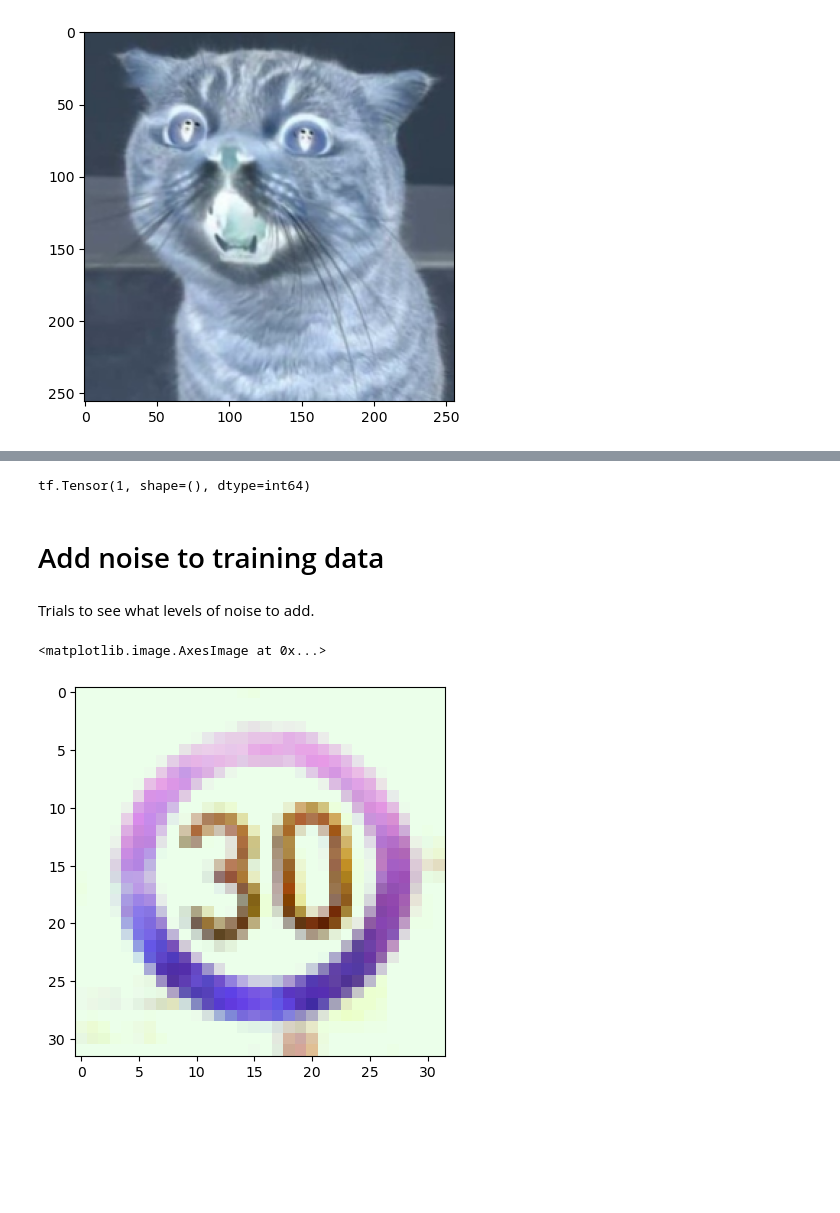
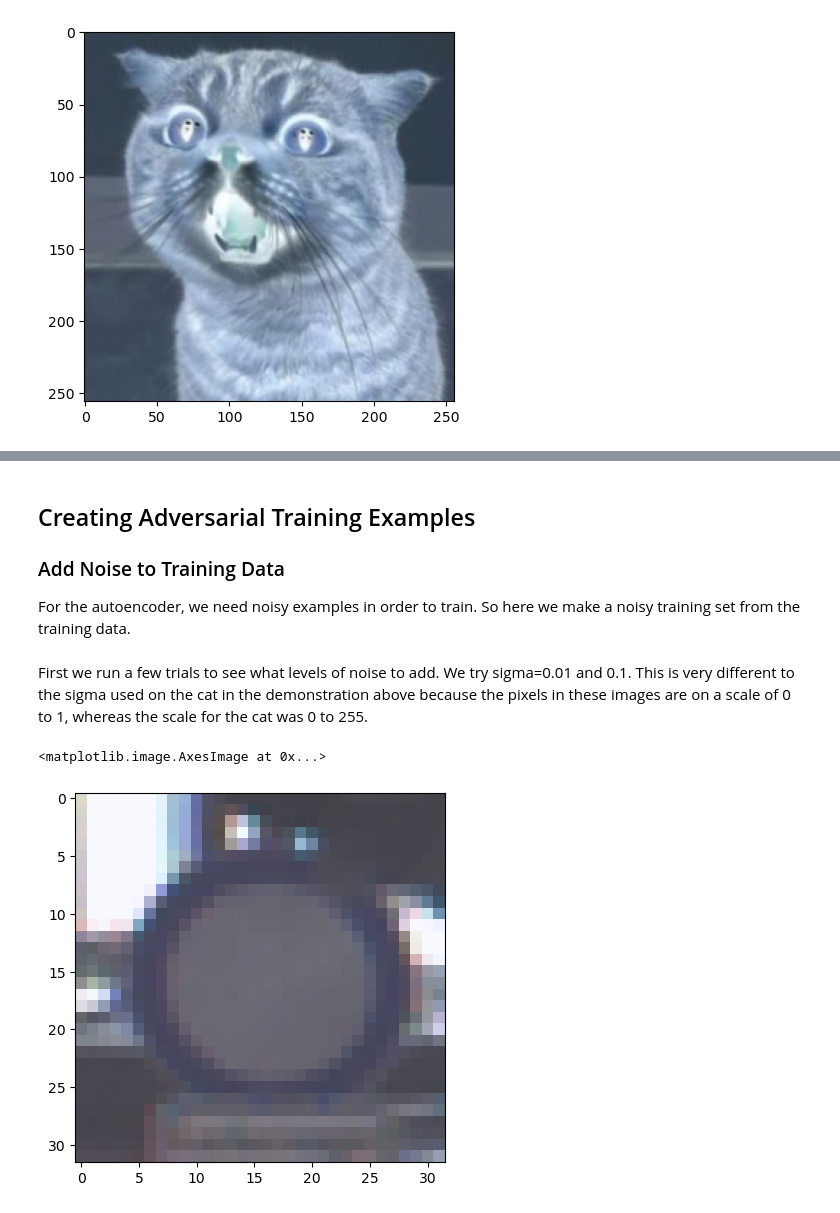
Before and after one commit to erinp0/DST-NN-Project, a Jupyter notebook: Emelia Osborne/Adversarial_Image_Creation.ipynb, the cells around one changed output, grey strips where cells are left out. Drawn from its saved outputs; the diff is of its cells as text; code cells hidden in the pictures; blank space fills up the shorter version.

```diff
--- a/Emelia Osborne/Adversarial_Image_Creation.ipynb
+++ b/Emelia Osborne/Adversarial_Image_Creation.ipynb
@@ -240,7 +174,6 @@ prediction = model.predict(tf.expand_dims(image, axis=0))
-# %%
-predclass = tf.argmax(prediction[0])
-print(predclass)
-# %% [output]
-tf.Tensor(1, shape=(), dtype=int64)
 # %% [markdown]
-# Add noise to training data
+## Creating Adversarial Training Examples
+
+### Add Noise to Training Data
+
+For the autoencoder, we need noisy examples in order to train. So here we make a noisy training set from the training data.
@@ -249,10 +180,12 @@ img_array = np.load('array_pixels_training.npy')
+# %%
+img_array = np.load('32_filter_training_data.npy')
 # %% [markdown]
-Trials to see what levels of noise to add.
+First we run a few trials to see what levels of noise to add. We try sigma=0.01 and 0.1. This is very different to the sigma used on the cat in the demonstration above because the pixels in these images are on a scale of 0 to 1, whereas the scale for the cat was 0 to 255.
 # %%
 row,col,ch= img_array[0].shape
 mean = 0
-plt.imshow(img_array[0])
+plt.imshow(img_array[1])
 # %% [output]
 <matplotlib.image.AxesImage at 0x...>
-[figure, old version]
+[figure, new version]
 # %%
```
Also changed, not shown: parts of 68 cells of this notebook, 2 other files.
